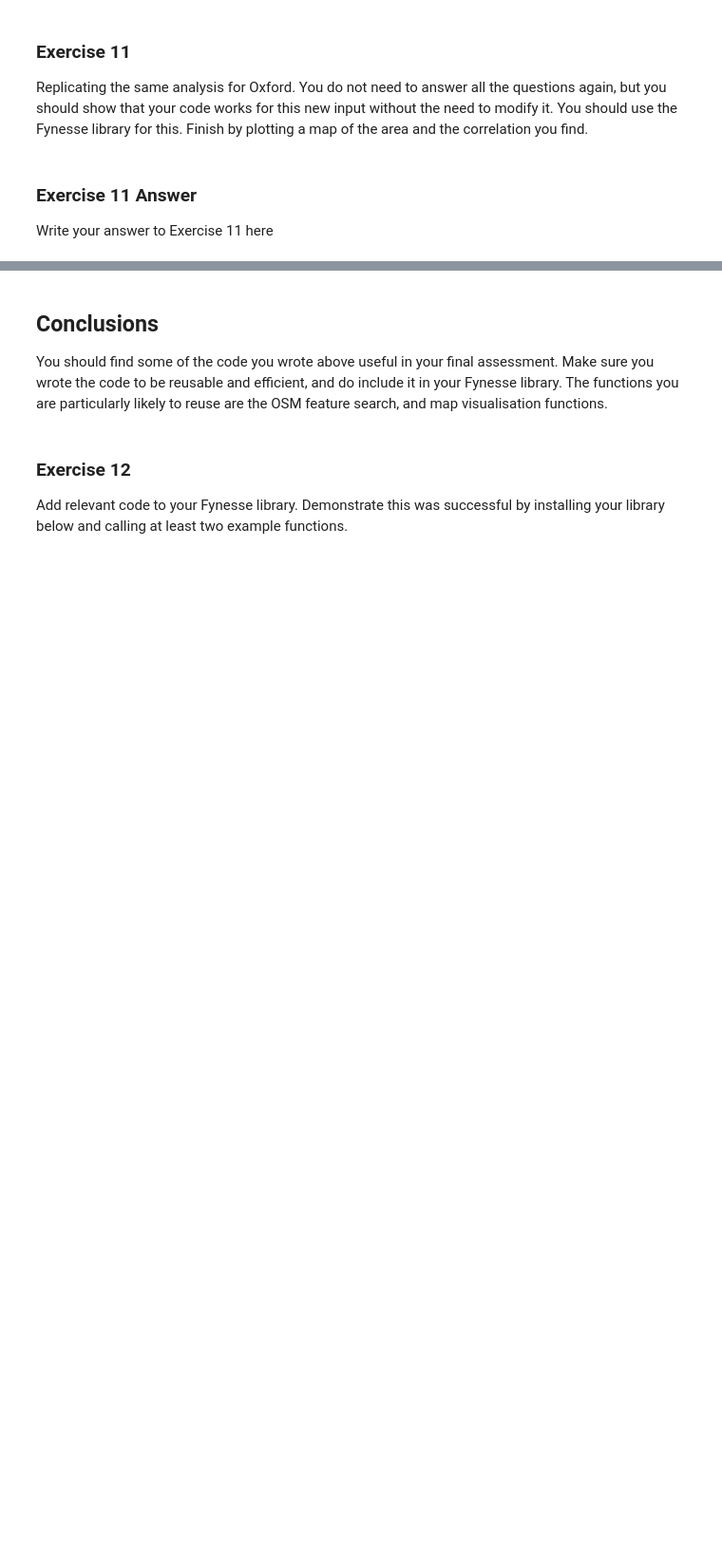
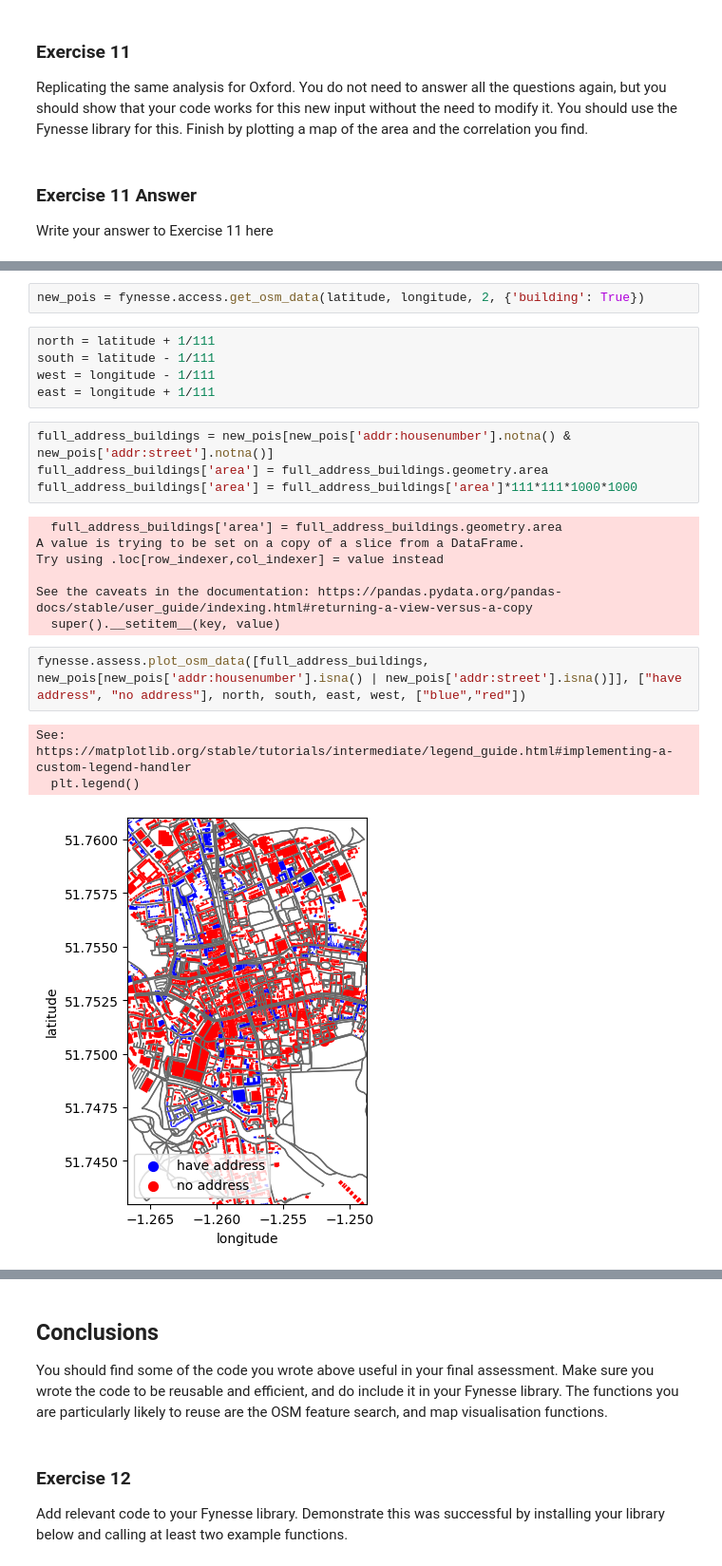
Before and after one commit to Pidongg/pz286_ads_2024, a Jupyter notebook: _notebooks/02-access-assess-geospatial.ipynb, the cells around one changed output, grey strips where cells are left out. Shown at 95% size. Saved outputs shown, nothing was run; the diff lists cells and outputs as text; blank space fills up the shorter version.

```diff
--- a/_notebooks/02-access-assess-geospatial.ipynb
+++ b/_notebooks/02-access-assess-geospatial.ipynb
@@ -1148,0 +1236,24 @@ Write your answer to Exercise 11 here
+# %%
+new_pois = fynesse.access.get_osm_data(latitude, longitude, 2, {'building': True})
+# %%
+north = latitude + 1/111
+south = latitude - 1/111
+west = longitude - 1/111
+east = longitude + 1/111
+# %%
+full_address_buildings = new_pois[new_pois['addr:housenumber'].notna() & new_pois['addr:street'].notna()]
+full_address_buildings['area'] = full_address_buildings.geometry.area
+full_address_buildings['area'] = full_address_buildings['area']*111*111*1000*1000
+# %% [output]
+  full_address_buildings['area'] = full_address_buildings.geometry.area
+A value is trying to be set on a copy of a slice from a DataFrame.
+Try using .loc[row_indexer,col_indexer] = value instead
+
+See the caveats in the documentation: https://pandas.pydata.org/pandas-docs/stable/user_guide/indexing.html#returning-a-view-versus-a-copy
+  super().__setitem__(key, value)
+# %%
+fynesse.assess.plot_osm_data([full_address_buildings, new_pois[new_pois['addr:housenumber'].isna() | new_pois['addr:street'].isna()]], ["have address", "no address"], north, south, east, west, ["blue","red"])
+# %% [output]
+See: https://matplotlib.org/stable/tutorials/intermediate/legend_guide.html#implementing-a-custom-legend-handler
+  plt.legend()
+[figure, added]
```
Also changed, not shown: parts of 41 cells of this notebook.
